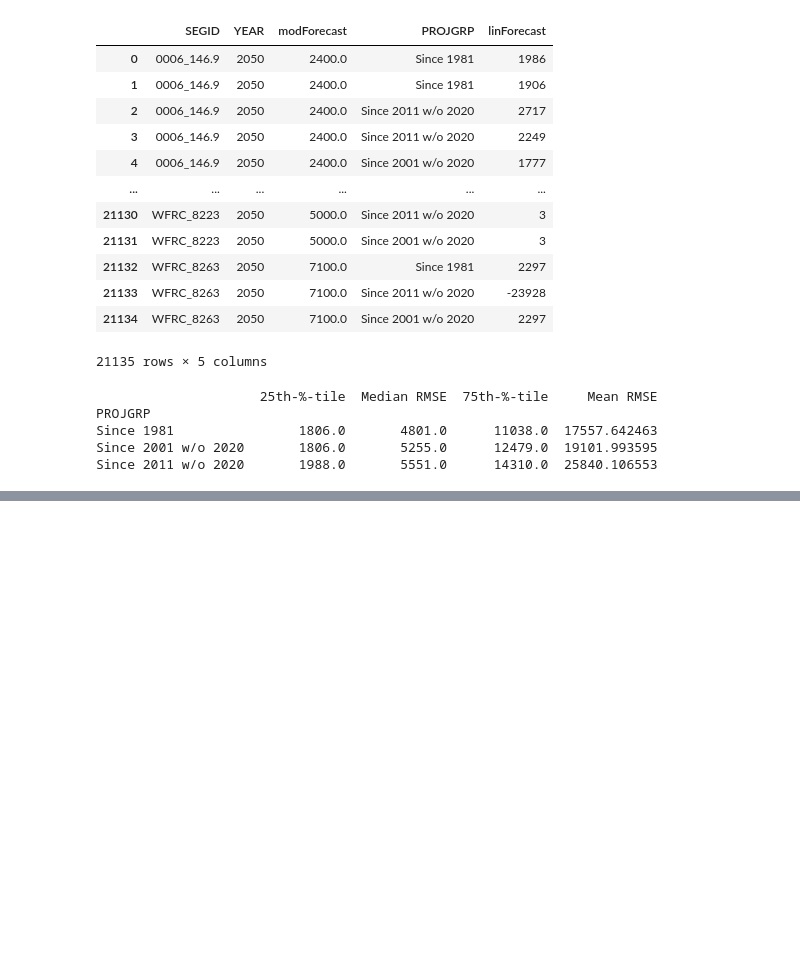
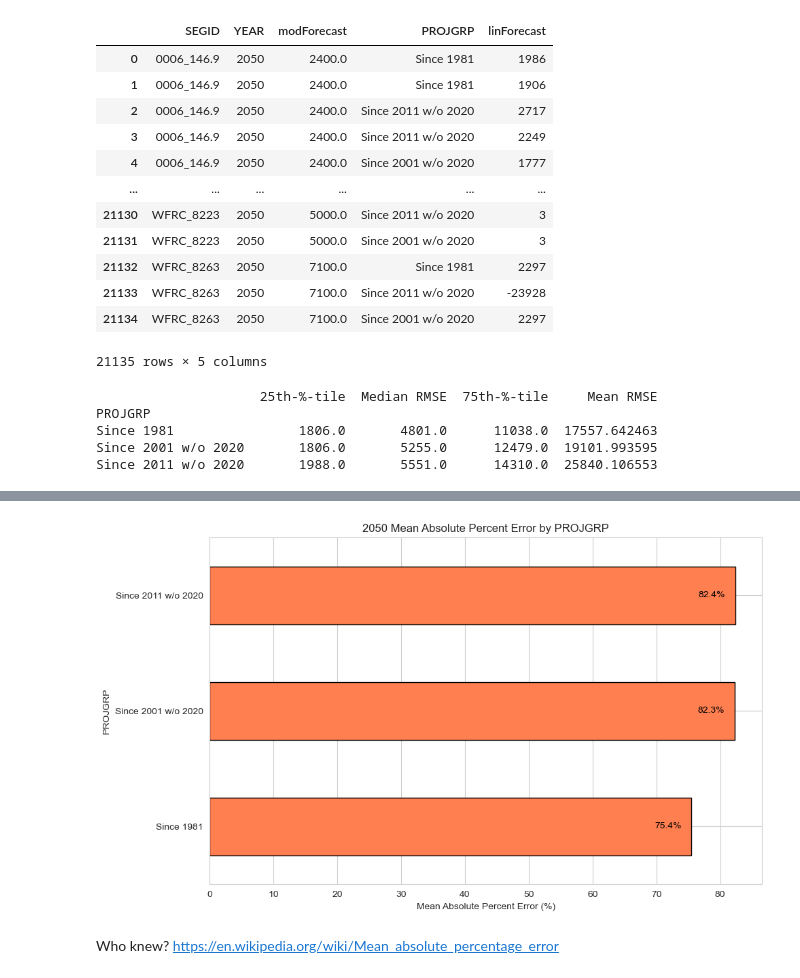
Before and after one commit to utahDEST/Demo-Linear-Forecasts, a Jupyter notebook: 4-Compare-to-Model-Forecasts.ipynb, the cells around one changed output, grey strips where cells are left out. Saved outputs shown, nothing was run; the diff lists cells and outputs as text; code cells hidden in the pictures; blank space fills up the shorter version.

```diff
--- a/4-Compare-to-Model-Forecasts.ipynb
+++ b/4-Compare-to-Model-Forecasts.ipynb
@@ -125,0 +129,30 @@ Since 2011 w/o 2020: 10.49% of segments have linear forecasts that are within 10
+# %%
+import matplotlib.pyplot as plt
+
+# Calculate absolute percent error for each segment
+merged_df['PercentError'] = abs((merged_df['linForecast'] - merged_df['modForecast']) / merged_df['modForecast'] * 100)
+
+# Calculate the mean absolute percent error for each PROJGRP
+mape_by_projgrp = merged_df.groupby('PROJGRP')['PercentError'].mean()
+
+# Plotting
+fig, ax = plt.subplots(figsize=(10, 6))
+bars = mape_by_projgrp.sort_values().plot(kind='barh', ax=ax, color='coral', edgecolor='black')
+ax.set_xlabel('Mean Absolute Percent Error (%)')
+ax.set_title('2050 Mean Absolute Percent Error by PROJGRP')
+
+# Adding labels to bars
+for bar in bars.patches:
+    ax.text(bar.get_width() - (0.02 * bar.get_width()),  # Set text at 2% left of the bar's end
+            bar.get_y() + bar.get_height() / 2,  # Vertically center the text
+            '{:.1f}%'.format(bar.get_width()),
+            va='center',
+            ha='right',
+            color='black')
+
+plt.tight_layout()
+plt.show()
+# %% [output]
+[figure, added]
+# %% [markdown]
+Who knew?  https://en.wikipedia.org/wiki/Mean_absolute_percentage_error
```
Also changed, not shown: parts of 3 cells of this notebook.
